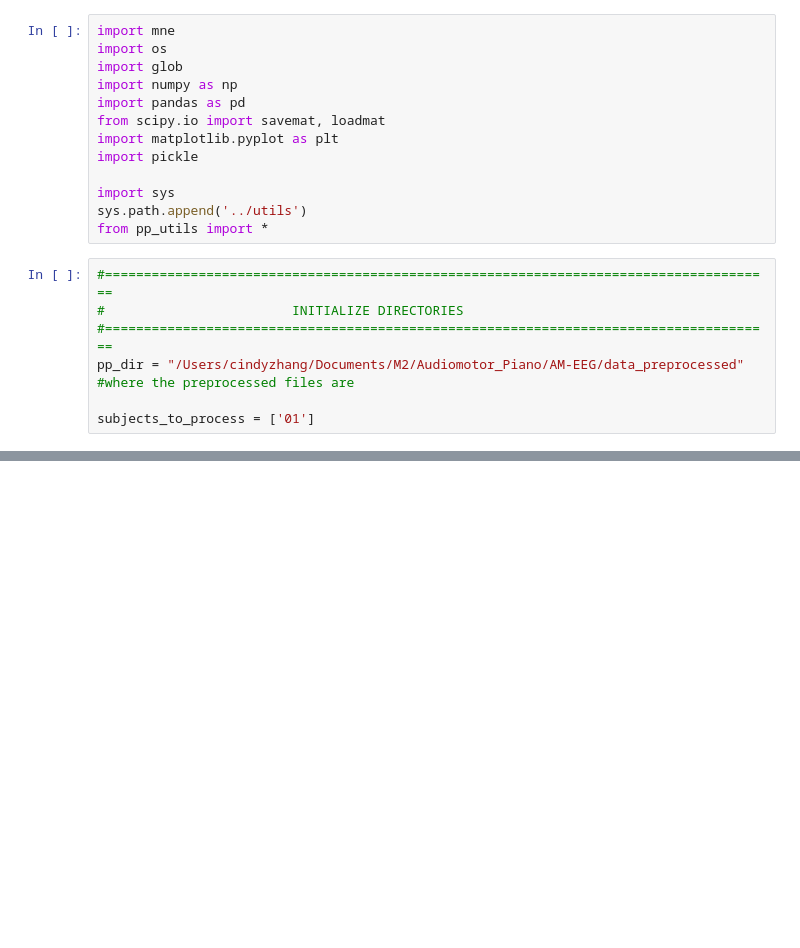
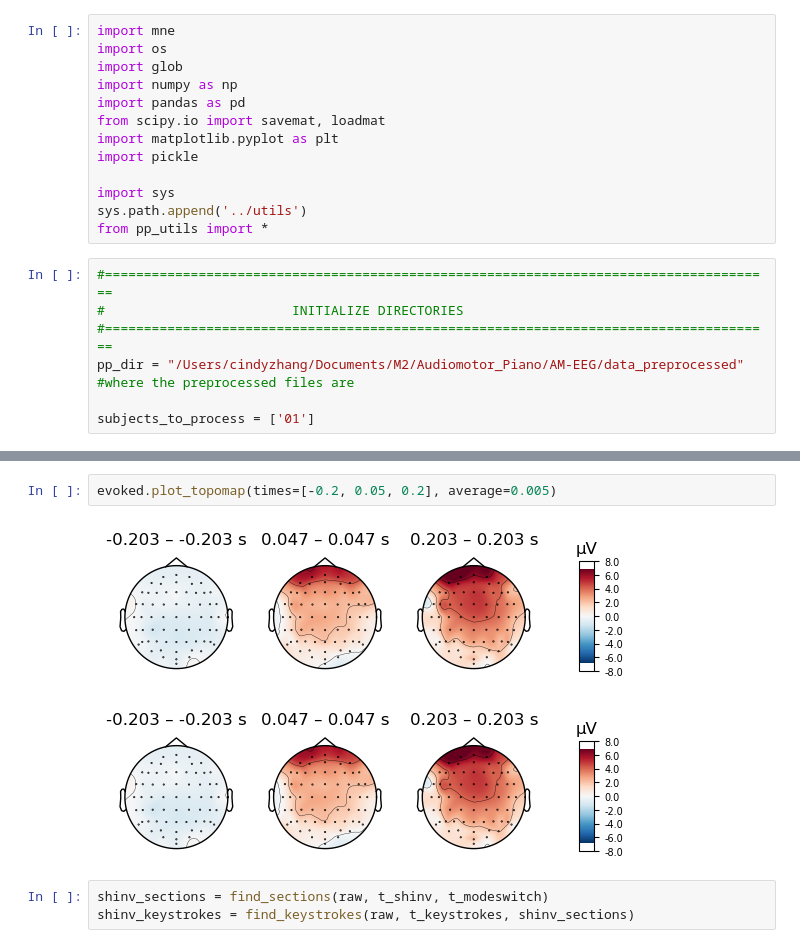
Before and after one commit to haiqin-zhang/AM-EEG, a Jupyter notebook: analysis_error/error_erp.ipynb, the cells around one changed output, grey strips where cells are left out. Saved outputs shown, nothing was run; the diff lists cells and outputs as text; blank space fills up the shorter version.

```diff
--- a/analysis_error/error_erp.ipynb
+++ b/analysis_error/error_erp.ipynb
@@ -72,0 +113,8 @@ Effective window size : 16.000 (s)
+# %%
+evoked.plot_topomap(times=[-0.2, 0.05, 0.2], average=0.005)
+# %% [output]
+[figure, added]
+[figure, added]
+# %%
+shinv_sections = find_sections(raw, t_shinv, t_modeswitch)
+shinv_keystrokes = find_keystrokes(raw, t_keystrokes, shinv_sections)
```
Also changed, not shown: parts of 9 cells of this notebook, 3 other files.
